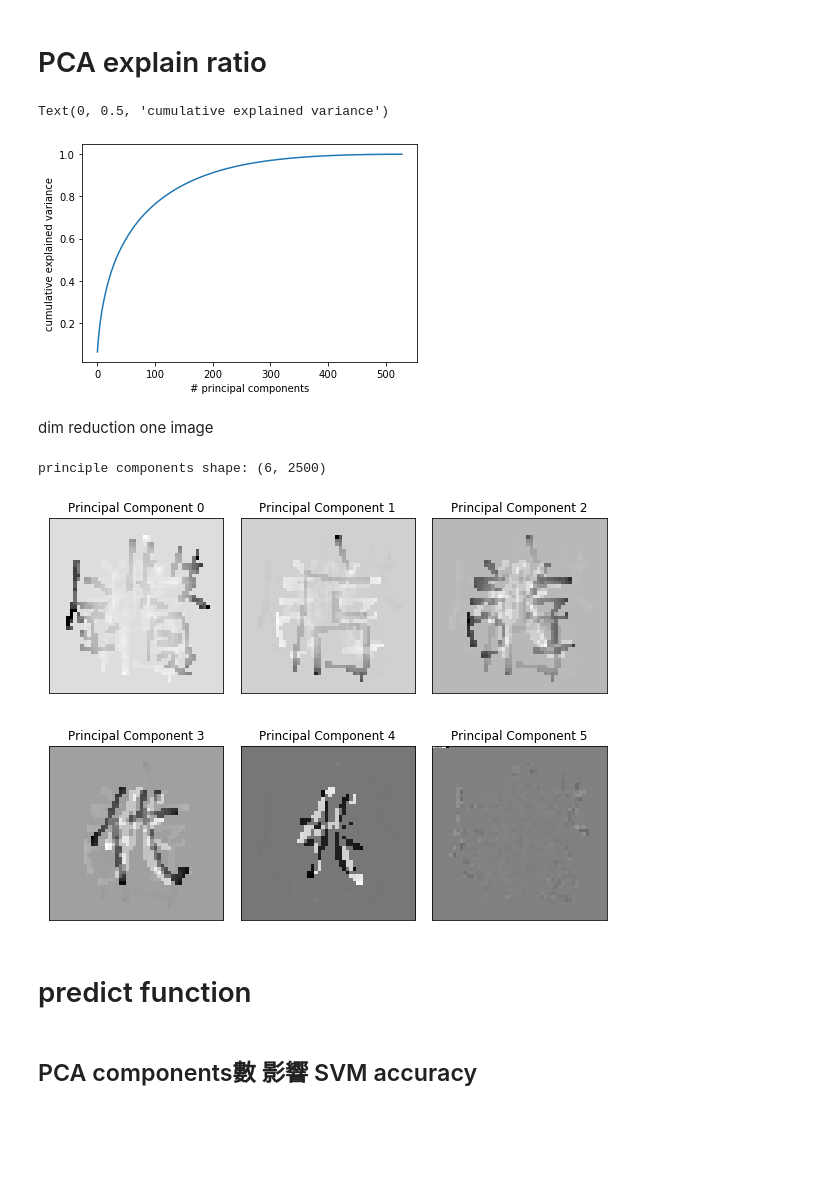
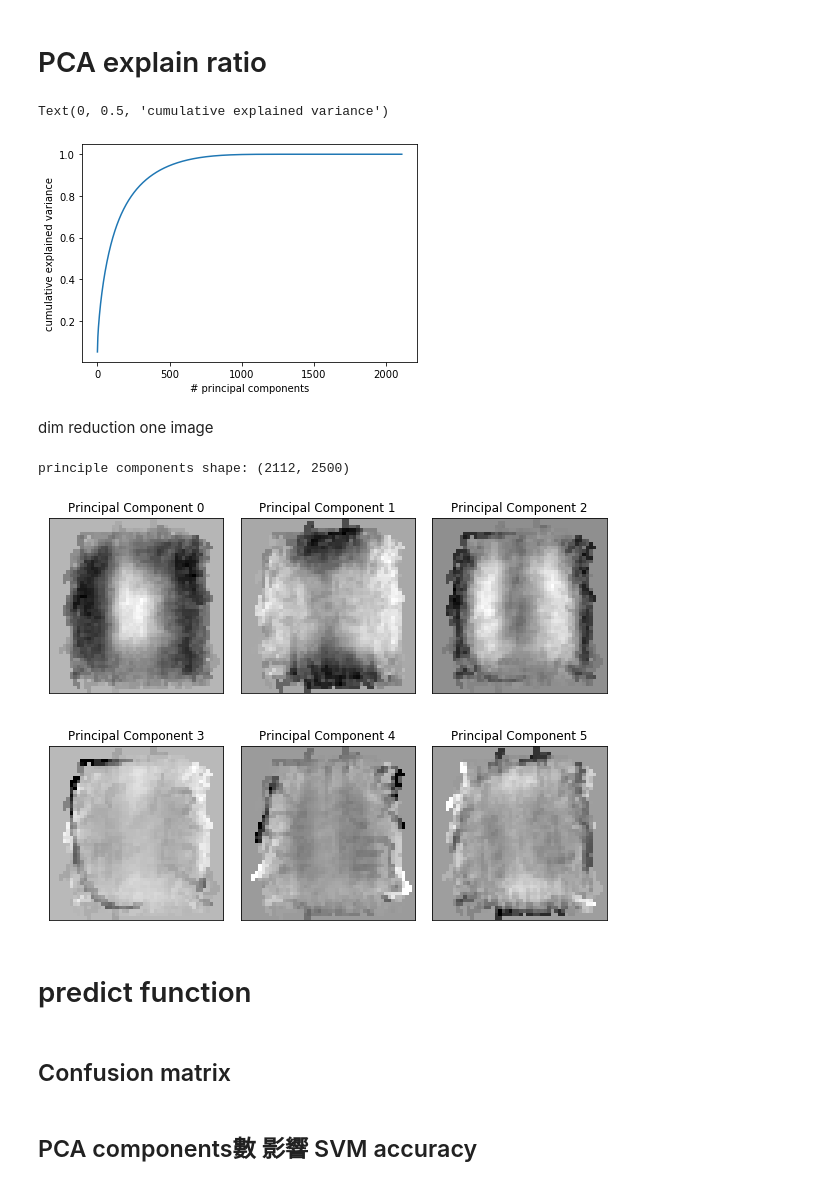
Before and after one commit to yehcheshin/PatternFinal_ChineseHandWrite, a Jupyter notebook: Clean_PCA_LDA.ipynb, the cells around one changed output. Saved outputs shown, nothing was run; the diff lists cells and outputs as text; code cells hidden in the pictures; blank space fills up the shorter version.

```diff
--- a/Clean_PCA_LDA.ipynb
+++ b/Clean_PCA_LDA.ipynb
@@ -57,9 +59,8 @@ Total image shape: (2641, 2500)
 # Split train and test set
 # %%
 X_train,X_test,Y_train,Y_test = train_test_split(total_img,total_label,test_size=0.2,random_state=0)
-
-X_train = preprocessing.scale(X_train)
-X_test = X_train = preprocessing.scale(X_test)
+X_train_scale = preprocessing.scale(X_train)
+X_test_scale = preprocessing.scale(X_test)
 # %% [markdown]
 # PCA explain ratio
 # %%
@@ -73,28 +74,30 @@ plt.xlabel('# principal components')
 plt.ylabel('cumulative explained variance')
 # %% [output]
 Text(0, 0.5, 'cumulative explained variance')
-[figure, old version]
+[figure, new version]
 # %% [markdown]
 dim reduction one image
 # %%
 from sklearn.preprocessing import minmax_scale
-pca = PCA()
-trans_img = pca.fit_transform(X_train[:6])
+pca = PCA(random_state=0)
+trans_img = pca.fit_transform(X_train_scale)
 
 scaled_comps = minmax_scale(pca.components_,axis=1)
 print("principle components shape:",pca.components_.shape)
 fig,axes = plt.subplots(2,3,figsize=(10,8),
                         subplot_kw = {"xticks":[],'yticks':[]},
                         gridspec_kw=dict(hspace=0.1, wspace=0.1))
 for i, ax in enumerate(axes.flat):
     c = scaled_comps[i]
     ax.set_title('Principal Component '+str(i))
     ax.imshow(c.reshape(50,50),cmap='gray')
 # %% [output]
-principle components shape: (6, 2500)
+principle components shape: (2112, 2500)
-[figure, old version]
+[figure, new version]
 # %% [markdown]
 # predict function
 # %%
 def predict_accuracy(y, y_hat):
     return sum(y == y_hat) / y.shape[0]
+# %% [markdown]
+## Confusion matrix
```
Also changed, not shown: parts of 25 cells of this notebook.
